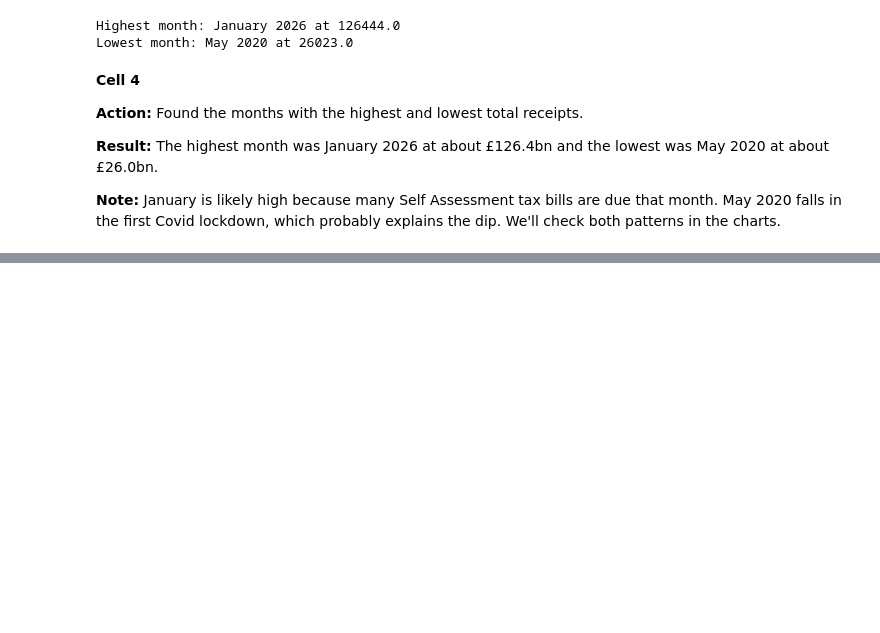
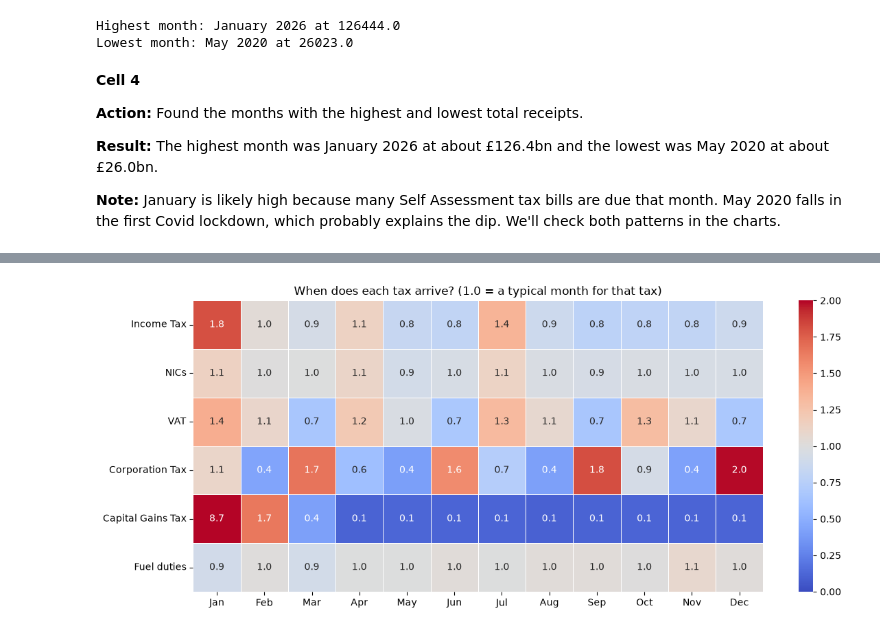
Before and after one commit to hemacbaker-byte/hmrc-tax-analysis, a Jupyter notebook: notebooks/02_eda.ipynb, the cells around one changed output, grey strips where cells are left out. Cells and saved outputs as stored; diff of their text form; code cells hidden in the pictures; blank space fills up the shorter version.

```diff
--- a/notebooks/02_eda.ipynb
+++ b/notebooks/02_eda.ipynb
@@ -102,0 +372,33 @@ Lowest month: May 2020 at 26023.0
+# %%
+# Cell 11
+# Pick six taxes with different payment patterns
+timing_taxes = ["Income Tax", "National Insurance Contributions", "Value Added Tax",
+                "Corporation Tax", "Capital Gains Tax", "Hydrocarbon Oil (Fuel duties)"]
+
+# Seasonal index for each tax, using the function from Cell 1
+index_by_tax = seasonal_index(df[timing_taxes])
+
+# Take the median for each calendar month (1 to 12), then flip so taxes run down the side
+by_month = index_by_tax.groupby(index_by_tax.index.month).median().T
+
+# Rename the columns from 1-12 to month names
+by_month.columns = ["Jan", "Feb", "Mar", "Apr", "May", "Jun",
+                    "Jul", "Aug", "Sep", "Oct", "Nov", "Dec"]
+
+# Use shorter tax names so the labels fit (function from Cell 1)
+by_month = shorten_tax_names(by_month)
+
+# Make the chart wide enough for twelve columns
+plt.figure(figsize=(12, 5))
+
+# Draw the heatmap: red is above normal, blue is below normal, centred on 1.0
+# vmax=2 caps the colour scale so one huge value doesn't wash out the rest
+sns.heatmap(by_month, annot=True, fmt=".1f", cmap="coolwarm",
+            center=1, vmin=0, vmax=2, linewidths=0.5)
+
+# Add a title and tidy the spacing
+plt.title("When does each tax arrive? (1.0 = a typical month for that tax)")
+plt.tight_layout()
+plt.show()
+# %% [output]
+[figure, added]
```
Also changed, not shown: parts of 16 cells of this notebook, 1 other file.
